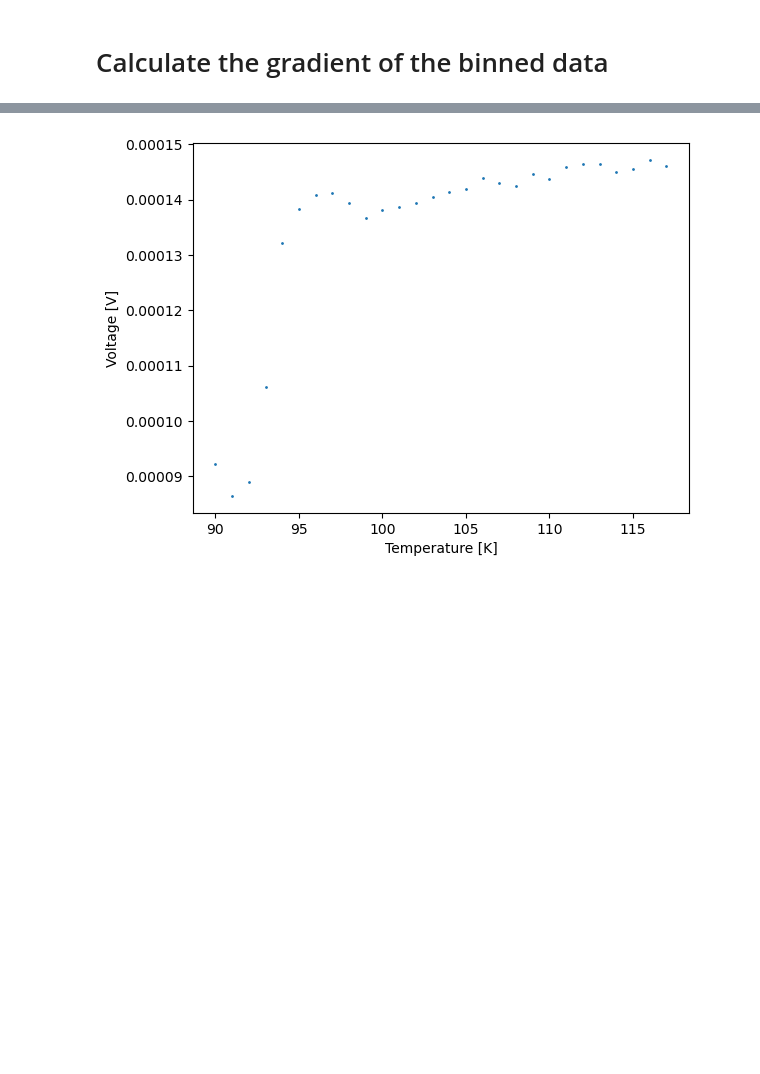
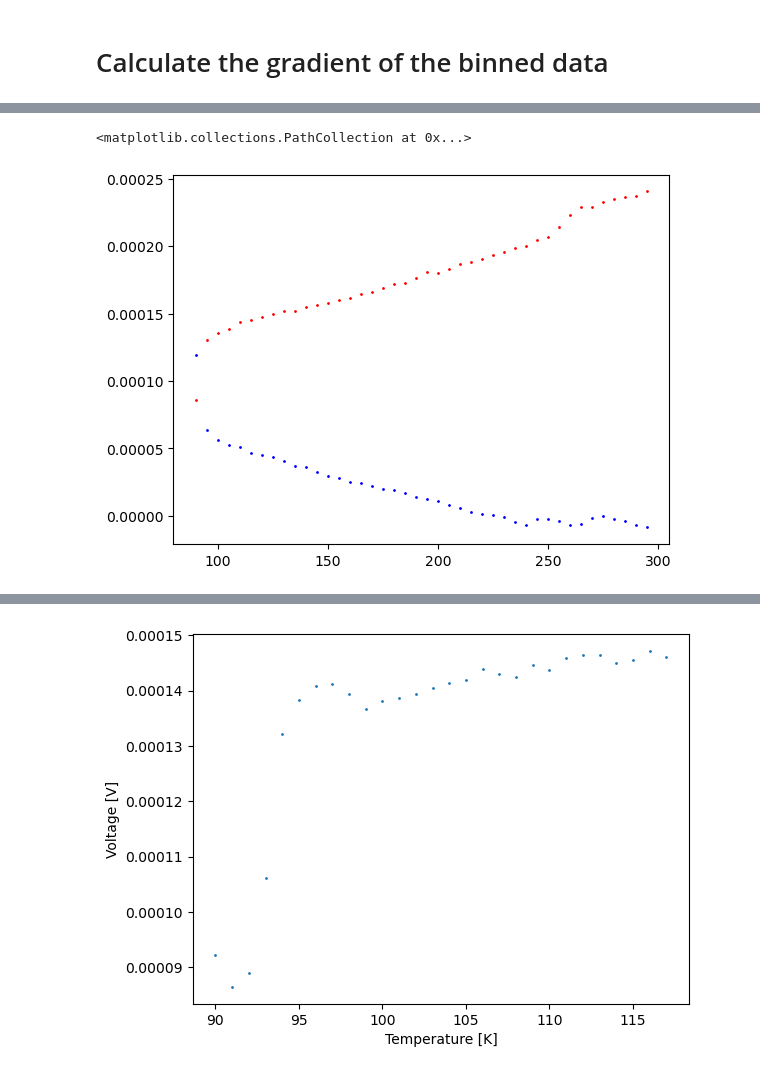
Before and after one commit to JanZur/Solid_state_physics_lab, a Jupyter notebook: solidstates_lab.ipynb, the cells around one changed output, grey strips where cells are left out. Cells and saved outputs as stored; diff of their text form; code cells hidden in the pictures; blank space fills up the shorter version.

```diff
--- a/solidstates_lab.ipynb
+++ b/solidstates_lab.ipynb
@@ -514,0 +602,13 @@ cooling V-
+# %%
+#bin the data of measurement 06
+#bin the data into bins of size 1 degree
+temp_delta =5
+
+heating_data_06_binned_Vplus = bin_data(90, 350, heating_data_06, temp_delta, 2)
+heating_data_06_binned_Vminus = bin_data(90, 350, heating_data_06, temp_delta, 4)
+
+plt.scatter(np.arange(90, 350, temp_delta), heating_data_06_binned_Vplus, s = 1, color = 'red')
+plt.scatter(np.arange(90, 350, temp_delta), heating_data_06_binned_Vminus, s = 1, color = 'blue')
+# %% [output]
+<matplotlib.collections.PathCollection at 0x...>
+[figure, added]
```
Also changed, not shown: parts of 13 cells of this notebook, 1 other file.
